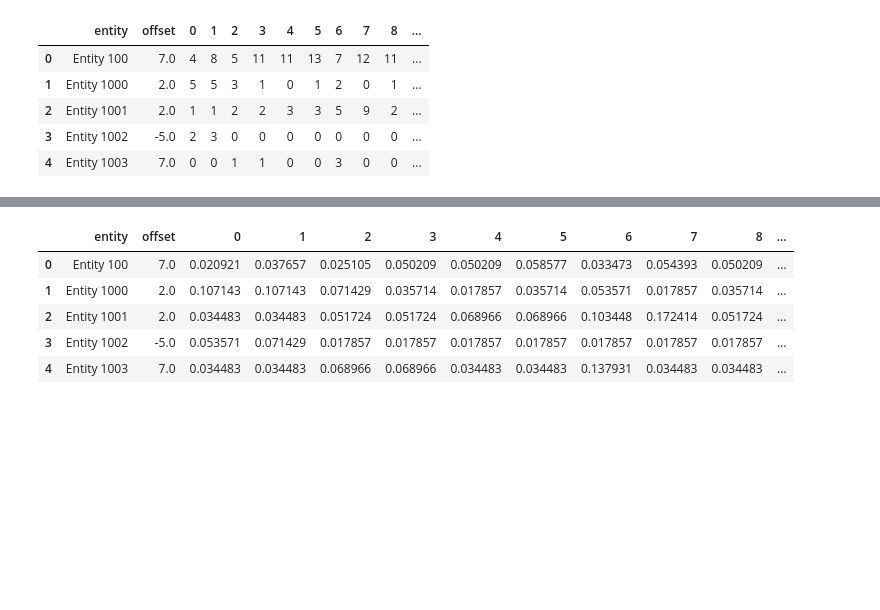
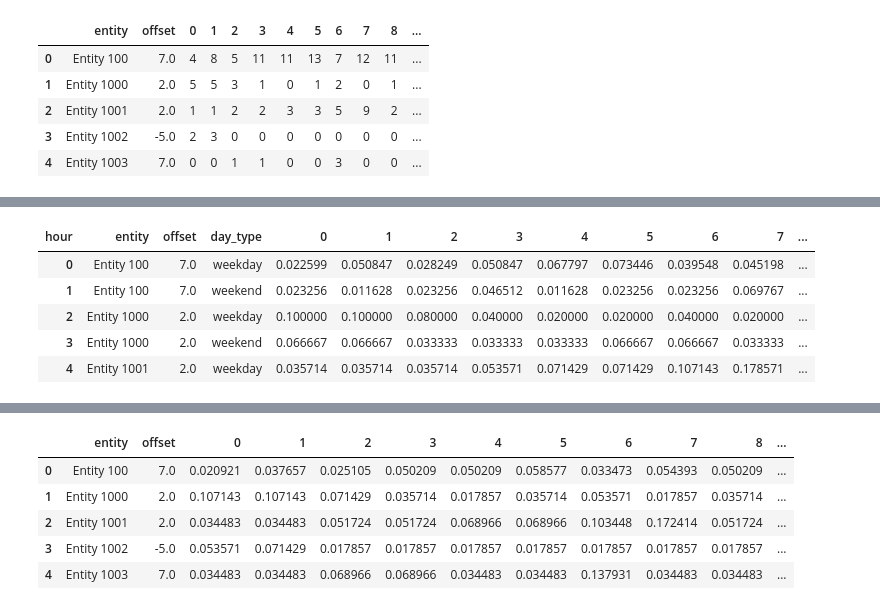
Before and after one commit to MatejDuk/btc_timezone_analysis, a Jupyter notebook: data_preprocessing/data_preprocessing.ipynb, the cells around one changed output, grey strips where cells are left out. Saved outputs shown, nothing was run; the diff lists cells and outputs as text; code cells hidden in the pictures; blank space fills up the shorter version.

```diff
--- a/data_preprocessing/data_preprocessing.ipynb
+++ b/data_preprocessing/data_preprocessing.ipynb
@@ -181,0 +242,9 @@ table[cols_to_sum] = (table[cols_to_sum] + alpha).div(table["total"] + 24*alpha,
+# %%
+table_weekday_weekend.head()
+# %% [output]
+| hour | entity | offset | day_type | 0 | 1 | 2 | 3 | 4 | 5 | 6 | 7 | ... |
+| 0 | Entity 100 | 7.0 | weekday | 0.022599 | 0.050847 | 0.028249 | 0.050847 | 0.067797 | 0.073446 | 0.039548 | 0.045198 | ... |
+| 1 | Entity 100 | 7.0 | weekend | 0.023256 | 0.011628 | 0.023256 | 0.046512 | 0.011628 | 0.023256 | 0.023256 | 0.069767 | ... |
+| 2 | Entity 1000 | 2.0 | weekday | 0.100000 | 0.100000 | 0.080000 | 0.040000 | 0.020000 | 0.020000 | 0.040000 | 0.020000 | ... |
+| 3 | Entity 1000 | 2.0 | weekend | 0.066667 | 0.066667 | 0.033333 | 0.033333 | 0.033333 | 0.066667 | 0.066667 | 0.033333 | ... |
+| 4 | Entity 1001 | 2.0 | weekday | 0.035714 | 0.035714 | 0.035714 | 0.053571 | 0.071429 | 0.071429 | 0.107143 | 0.178571 | ... |
```
Also changed, not shown: parts of 13 cells of this notebook, 11 other files.
